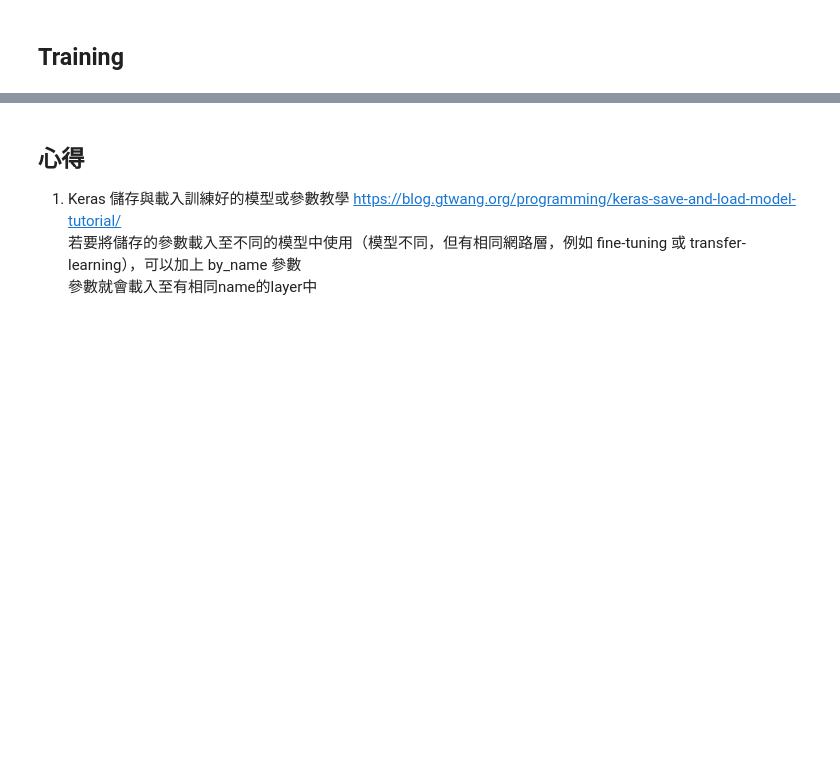
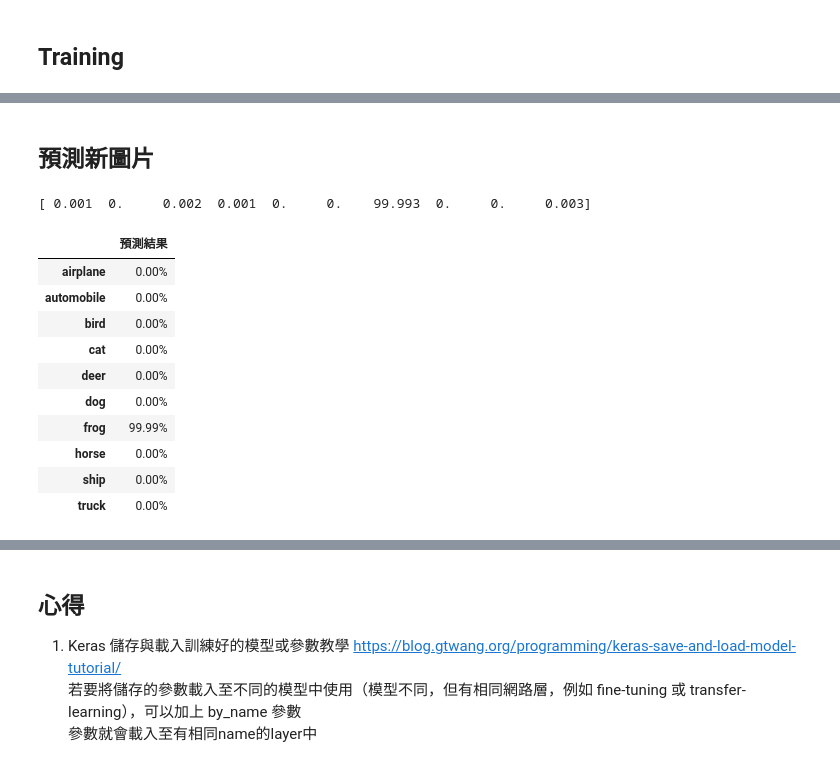
Before and after one commit to RRRChangeche/CV_CVMarathon, a Jupyter notebook: homework/Day020_Transfer Learning_HW.ipynb, the cells around one changed output, grey strips where cells are left out. Cells and saved outputs as stored; diff of their text form; code cells hidden in the pictures; blank space fills up the shorter version.

```diff
--- a/homework/Day020_Transfer Learning_HW.ipynb
+++ b/homework/Day020_Transfer Learning_HW.ipynb
@@ -72,6 +74,9 @@ ________________________________________________________________________________
 x = model.output
 
 '''可以參考Cifar10實作章節,自行填入'''
+x = GlobalAveragePooling2D()(x)
+x = Dense(128, activation='relu')(x)
+x=Dropout(0.1)(x)
 
 predictions = Dense(10,activation='softmax')(x)
 model = Model(inputs=model.input, outputs=predictions)
@@ -104,11 +109,11 @@ def normalize(X_train,X_test):
         std = np.std(X_train, axis=(0, 1, 2, 3))
         X_train = (X_train-mean)/(std+1e-7)
         X_test = (X_test-mean)/(std+1e-7)
-        return X_train, X_test
+        return X_train, X_test, mean, std
 
 
 ## Normalize Training and Testset
-x_train, x_test = normalize(x_train, x_test)
+x_train, x_test, mean_train, std_train = normalize(x_train, x_test)
 
 ## OneHot Label 由(None, 1)-(None, 10)
 ## ex. label=2,變成[0,0,1,0,0,0,0,0,0,0]
@@ -120,6 +125,11 @@ y_test=one_hot.transform(y_test).toarray()
 # %% [markdown]
 ## Training
 # %%
-# compile the model (should be done *after* setting layers to non-trainable)
-model.compile(optimizer = 'adam', loss = 'categorical_crossentropy', metrics = ['accuracy'])
-model.fit(x_train,y_train,batch_size=32,epochs=10)
+# 載入模型
+import os
+if os.path.exists("Day020_model/Day020_model.h5"):
+    model.load_weights("Day020_model/Day020_model.h5")
+else:
+    # compile the model (should be done *after* setting layers to non-trainable)
+    model.compile(optimizer = 'adam', loss = 'categorical_crossentropy', metrics = ['accuracy'])
+    model.fit(x_train,y_train,batch_size=32,epochs=10)
@@ -147,0 +136,48 @@ Epoch 10/10
+# %% [markdown]
+## 預測新圖片
+# %%
+import cv2
+from matplotlib import pyplot as plt
+import pandas as pd
+
+# 輸入新圖片
+# img = cv2.imread("data/Day015_airplane.png")
+# img = cv2.imread("data/Day015_car.png")
+# img = cv2.imread("data/Day015_bird.png")
+# img = cv2.imread("data/Day015_cat.png")
+# img = cv2.imread("data/Day015_deer.png")
+# img = cv2.imread("data/Day015_dog3.png")
+img = cv2.imread("data/Day015_frog.png")
+# img = cv2.imread("data/Day015_horse.png")
+# img = cv2.imread("data/Day015_ship.png")
+# img = cv2.imread("data/Day015_truck.png")
+img = cv2.resize(img, (32,32), interpolation = cv2.INTER_BITS)
+plt.imshow(img)
+
+# 前處理 + 預測
+input_example=(np.array([img])-mean_train)/(std_train+1e-7)
+result = model.predict(input_example)
+
+# 輸出預測結果
+np.set_printoptions(precision=3, suppress=True)
+print(result[0] * 100)
+
+# pandas輸出預測結果
+d = {'預測結果': result[0] * 100}
+idx = ["airplane", "automobile", "bird", "cat", "deer", "dog", "frog", "horse", "ship", "truck"]
+df = pd.DataFrame(data=d, index = idx)
+pd.options.display.float_format = '{:,.2f}%'.format # output options https://stackoverflow.com/a/20937592
+df
+# %% [output]
+[ 0.001  0.     0.002  0.001  0.     0.    99.993  0.     0.     0.003]
+|  | 預測結果 |
+| airplane | 0.00% |
+| automobile | 0.00% |
+| bird | 0.00% |
+| cat | 0.00% |
+| deer | 0.00% |
+| dog | 0.00% |
+| frog | 99.99% |
+| horse | 0.00% |
+| ship | 0.00% |
+| truck | 0.00% |
```
Also changed, not shown: parts of 4 cells of this notebook, 3 other files.
